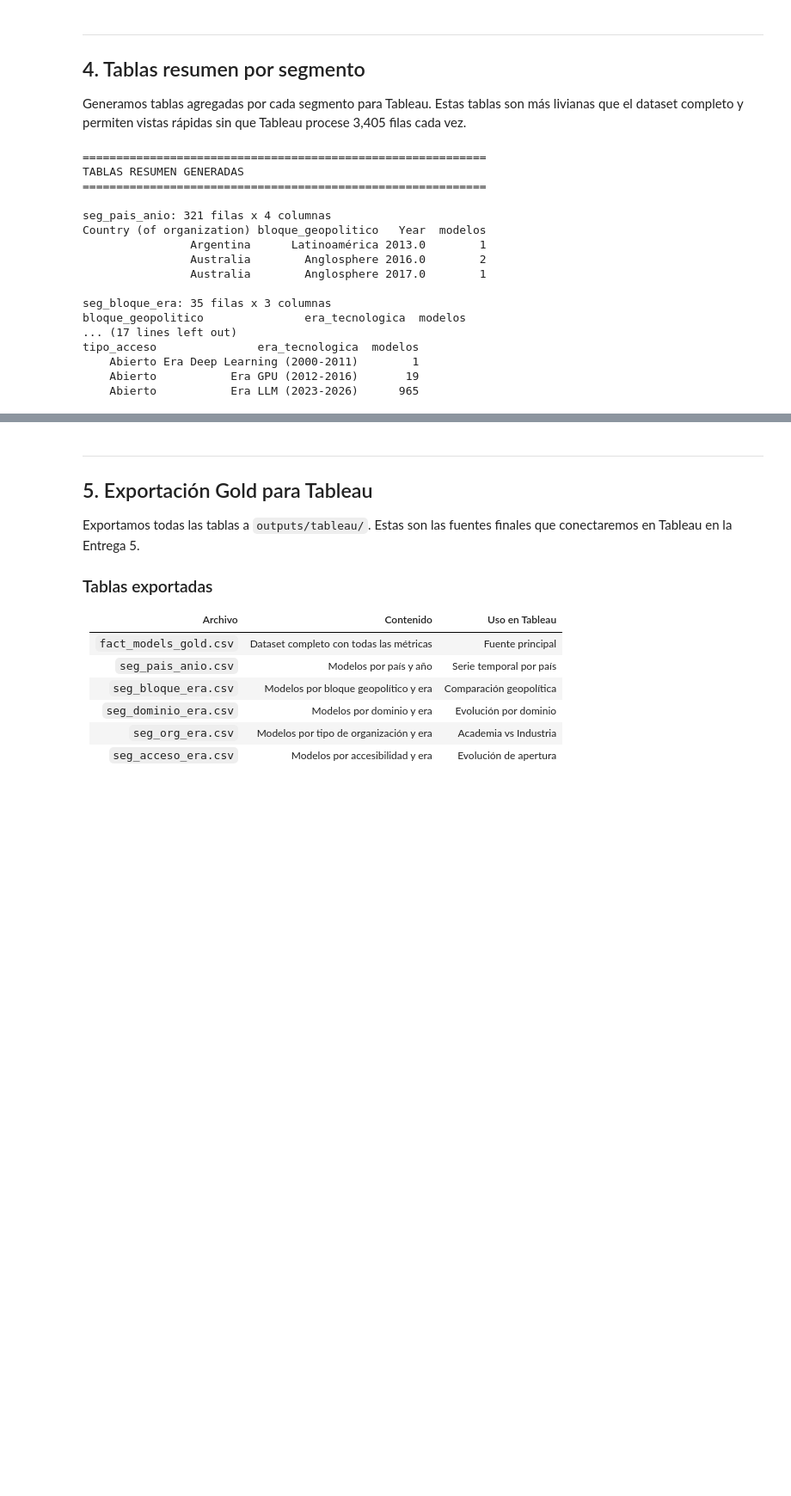
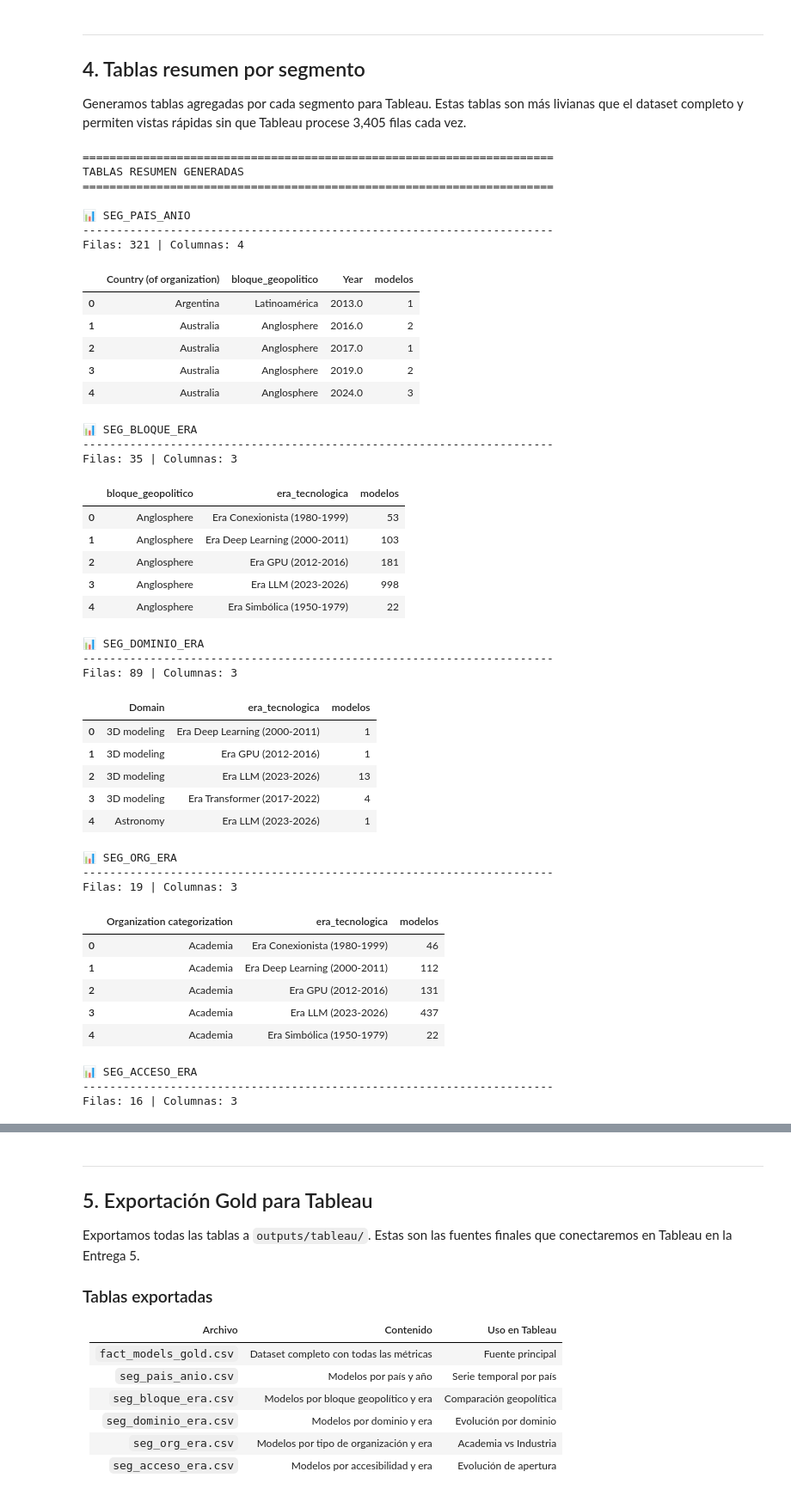
Before and after one commit to LuisLazaroMachado/Data_Visualization_TF, a Jupyter notebook: notebooks/04_segmentacion_calculos_semana11.ipynb, the cells around one changed output, grey strips where cells are left out. Shown at 86% size. Saved outputs shown, nothing was run; the diff lists cells and outputs as text; code cells hidden in the pictures; blank space fills up the shorter version.

```diff
--- a/notebooks/04_segmentacion_calculos_semana11.ipynb
+++ b/notebooks/04_segmentacion_calculos_semana11.ipynb
@@ -242,30 +299,59 @@ Generamos tablas agregadas por cada segmento para Tableau.
 Estas tablas son más livianas que el dataset completo y permiten
 vistas rápidas sin que Tableau procese 3,405 filas cada vez.
 # %%
-summaries = build_segment_summaries(df_gold)
-
-print('='*60)
-print('TABLAS RESUMEN GENERADAS')
-print('='*60)
+print("="*70)
+print("TABLAS RESUMEN GENERADAS")
+print("="*70)
 
 for nombre, tabla in summaries.items():
-    print(f'\n{nombre}: {tabla.shape[0]} filas x {tabla.shape[1]} columnas')
-    print(tabla.head(3).to_string(index=False))
+
+    print(f"\n📊 {nombre.upper()}")
+    print("-"*70)
+    print(f"Filas: {tabla.shape[0]:,} | Columnas: {tabla.shape[1]}")
+    print()
+
+    display(tabla.head(5))
 # %% [output]
-============================================================
+======================================================================
 TABLAS RESUMEN GENERADAS
-============================================================
+======================================================================
 
-seg_pais_anio: 321 filas x 4 columnas
-Country (of organization) bloque_geopolitico   Year  modelos
-                Argentina      Latinoamérica 2013.0        1
-                Australia        Anglosphere 2016.0        2
-                Australia        Anglosphere 2017.0        1
-
-seg_bloque_era: 35 filas x 3 columnas
-bloque_geopolitico               era_tecnologica  modelos
-... (17 lines left out)
-tipo_acceso               era_tecnologica  modelos
-    Abierto Era Deep Learning (2000-2011)        1
-    Abierto           Era GPU (2012-2016)       19
-    Abierto           Era LLM (2023-2026)      965
+📊 SEG_PAIS_ANIO
+----------------------------------------------------------------------
+Filas: 321 | Columnas: 4
+|  | Country (of organization) | bloque_geopolitico | Year | modelos |
+| 0 | Argentina | Latinoamérica | 2013.0 | 1 |
+| 1 | Australia | Anglosphere | 2016.0 | 2 |
+| 2 | Australia | Anglosphere | 2017.0 | 1 |
+| 3 | Australia | Anglosphere | 2019.0 | 2 |
+| 4 | Australia | Anglosphere | 2024.0 | 3 |
+📊 SEG_BLOQUE_ERA
+----------------------------------------------------------------------
+Filas: 35 | Columnas: 3
+|  | bloque_geopolitico | era_tecnologica | modelos |
+| 0 | Anglosphere | Era Conexionista (1980-1999) | 53 |
+| 1 | Anglosphere | Era Deep Learning (2000-2011) | 103 |
+| 2 | Anglosphere | Era GPU (2012-2016) | 181 |
+| 3 | Anglosphere | Era LLM (2023-2026) | 998 |
+| 4 | Anglosphere | Era Simbólica (1950-1979) | 22 |
+📊 SEG_DOMINIO_ERA
+----------------------------------------------------------------------
+Filas: 89 | Columnas: 3
+|  | Domain | era_tecnologica | modelos |
+| 0 | 3D modeling | Era Deep Learning (2000-2011) | 1 |
+| 1 | 3D modeling | Era GPU (2012-2016) | 1 |
+| 2 | 3D modeling | Era LLM (2023-2026) | 13 |
+| 3 | 3D modeling | Era Transformer (2017-2022) | 4 |
+| 4 | Astronomy | Era LLM (2023-2026) | 1 |
+📊 SEG_ORG_ERA
+----------------------------------------------------------------------
+Filas: 19 | Columnas: 3
+|  | Organization categorization | era_tecnologica | modelos |
+| 0 | Academia | Era Conexionista (1980-1999) | 46 |
+| 1 | Academia | Era Deep Learning (2000-2011) | 112 |
+| 2 | Academia | Era GPU (2012-2016) | 131 |
+| 3 | Academia | Era LLM (2023-2026) | 437 |
+| 4 | Academia | Era Simbólica (1950-1979) | 22 |
+📊 SEG_ACCESO_ERA
+----------------------------------------------------------------------
+Filas: 16 | Columnas: 3
```
Also changed, not shown: parts of 6 cells of this notebook.
